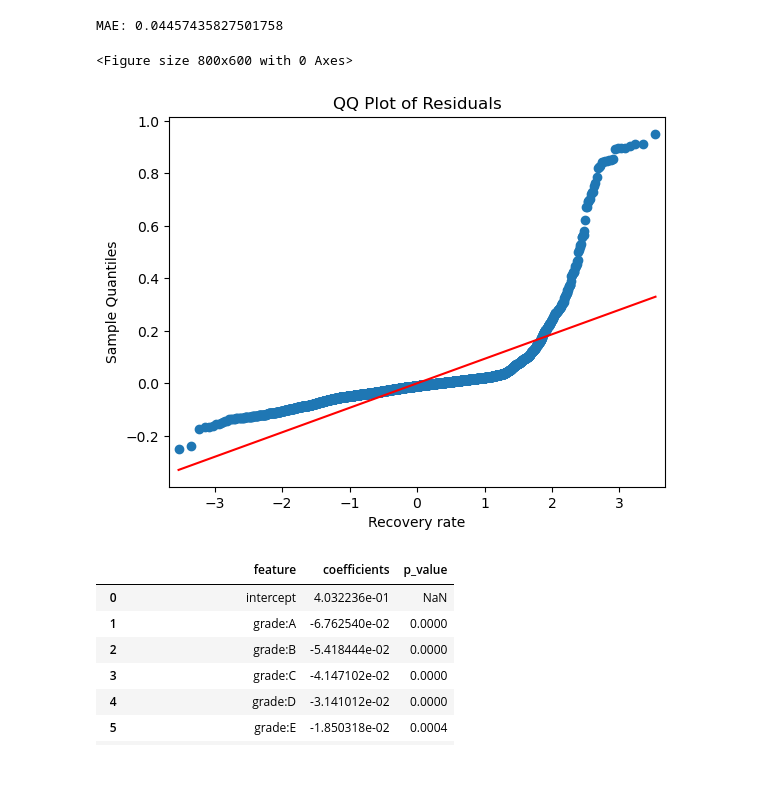
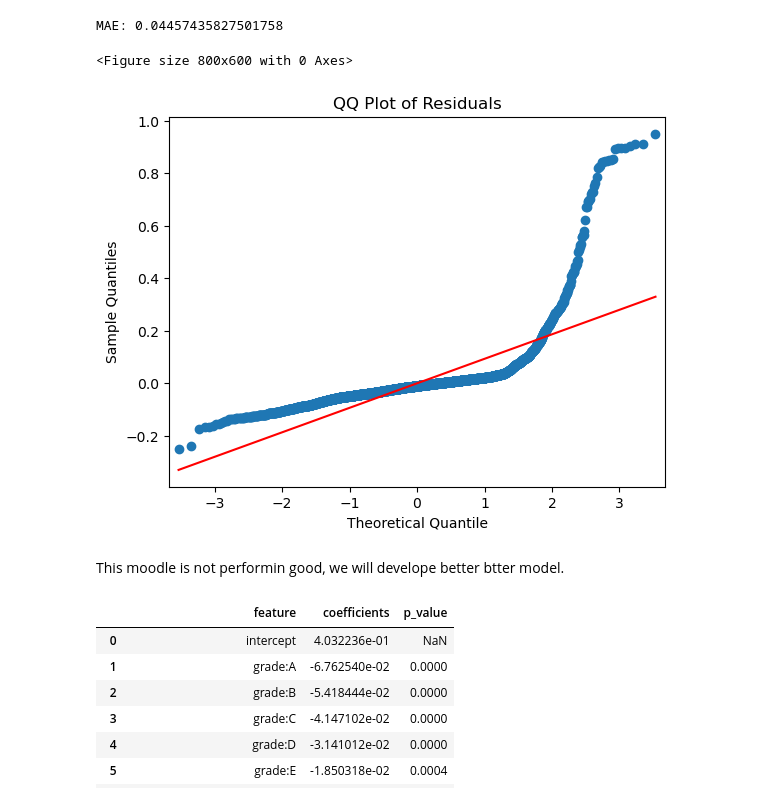
Before and after one commit to pvsnp9/credit-risk-modelling, a Jupyter notebook: lgd_model_zero.ipynb, the cells around one changed output. Drawn from its saved outputs; the diff is of its cells as text; code cells hidden in the pictures; blank space fills up the shorter version.

```diff
--- a/lgd_model_zero.ipynb
+++ b/lgd_model_zero.ipynb
@@ -502,14 +502,16 @@ MAE: 0.04457435827501758
 # %%
 plt.figure(figsize=(8, 6))
 sm.qqplot(y_test_lr - y_hat_lr, line='s')
 # Set plot labels and title
 plt.title('QQ Plot of Residuals')
-plt.xlabel('Recovery rate')
+plt.xlabel('Theoretical Quantile')
 # Show the plot
 plt.show()
 # %% [output]
 <Figure size 800x600 with 0 Axes>
-[figure, old version]
+[figure, new version]
+# %% [markdown]
+This moodle is not performin good, we will develope better btter model.
 # %%
 lgd_lr_model.feature_names = filtered_x_train_lr.columns.values
 # %%
```
Also changed, not shown: parts of 12 cells of this notebook.
